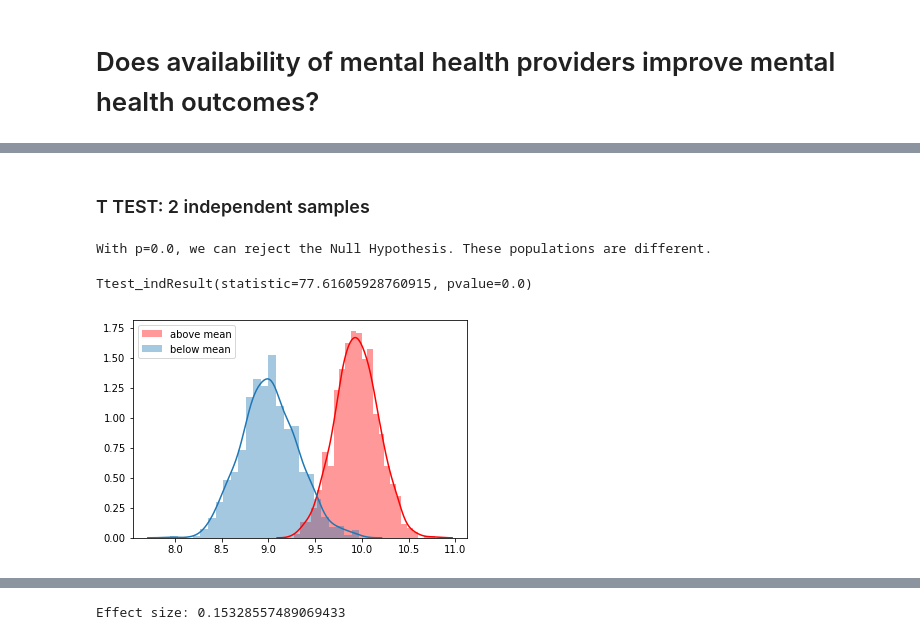
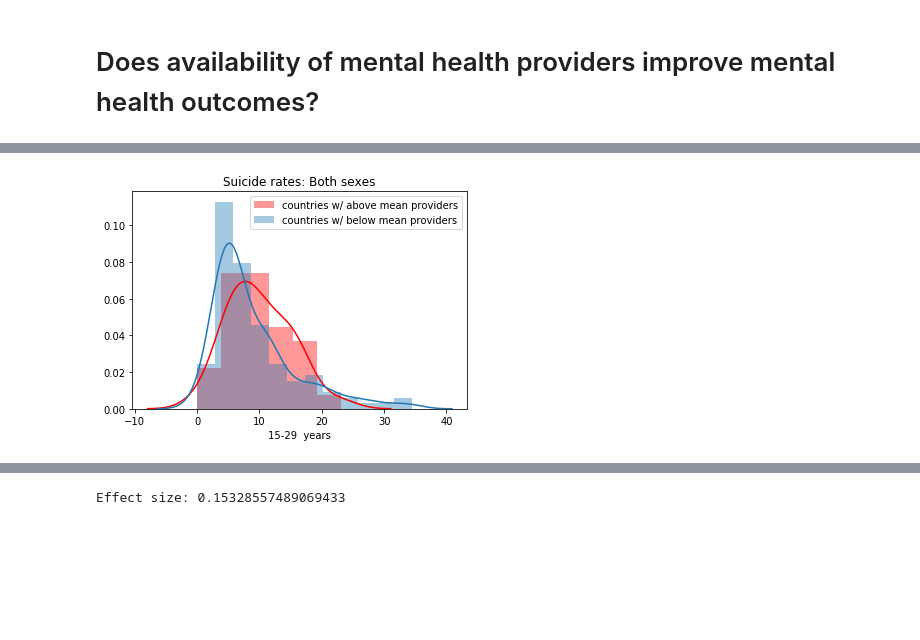
Before and after one commit to Dr-Salcedo/world_health_organization_mental_health_resource_study, a Jupyter notebook: notebooks/New Copy.ipynb, the cells around one changed output, grey strips where cells are left out. Saved outputs shown, nothing was run; the diff lists cells and outputs as text; code cells hidden in the pictures; blank space fills up the shorter version.

```diff
--- a/notebooks/New Copy.ipynb
+++ b/notebooks/New Copy.ipynb
@@ -199,18 +193,8 @@ plt.legend()
-# %% [markdown]
-### T TEST: 2 independent samples
-# %%
-# "bootstrap_and_compare" is a function that does the following:
-#     randomly selects values from one of our original samples to create bootstrapped samples
-#     gets the mean of each sample
-#     does the same for the second original sample
-#     does a Welch's t test
-#     states the p value and whether it's significant at alpha=0.5
-#     plots the means of the bootstrapped samples to show the sampling distributions
-
-samp1=df_suicide_rate_btsx_above["15-29  years"]
-samp2=df_suicide_rate_btsx_below["15-29  years"]
-bootstrap_and_compare(samp1, samp2, num_bootstraps=1000, size_bootstraps=500)
-# %% [output]
-With p=0.0, we can reject the Null Hypothesis. These populations are different.
-Ttest_indResult(statistic=77.61605928760915, pvalue=0.0)
-[figure, removed]
+# %%
+sns.distplot(df_suicide_rate_btsx_above["15-29  years"], color='red', label="countries w/ above mean providers")
+sns.distplot(df_suicide_rate_btsx_below["15-29  years"], label="countries w/ below mean providers")
+plt.title("Suicide rates: Both sexes")
+plt.legend()
+plt.savefig("raw_dist_btsx")
+# %% [output]
+[figure, added]
```
Also changed, not shown: parts of 25 cells of this notebook, 6 other files.
